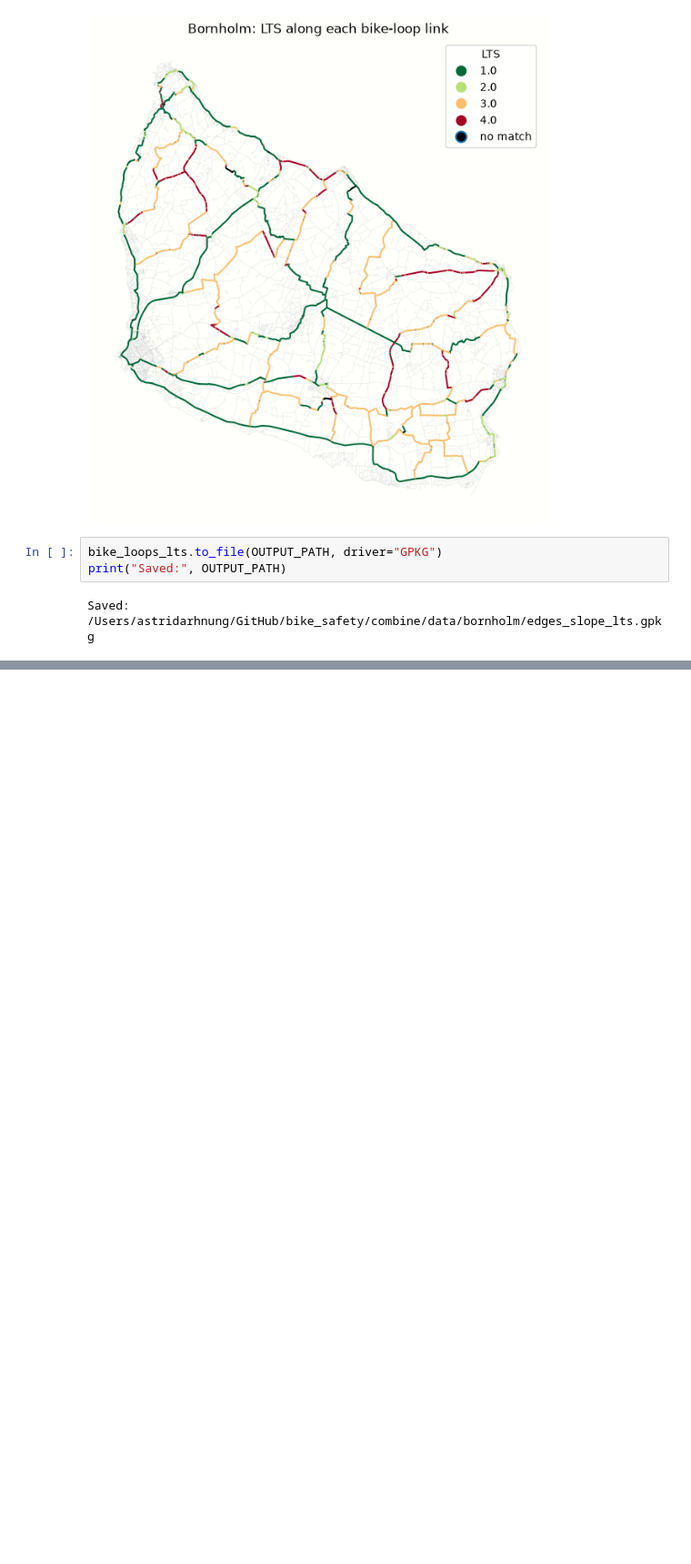
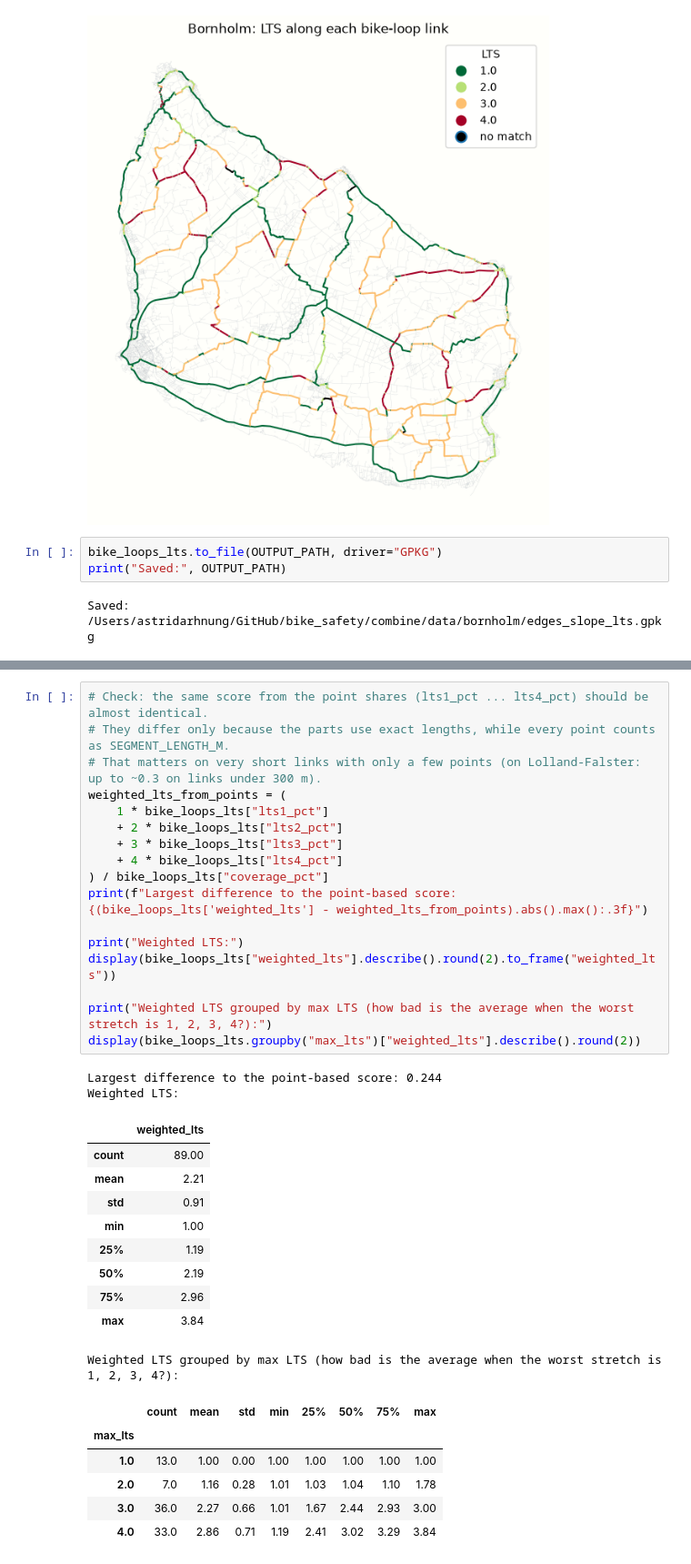
Before and after one commit to AstridArh/bike_safety, a Jupyter notebook: combine/combine_bornholm.ipynb, the cells around one changed output, grey strips where cells are left out. Shown at 91% size. Saved outputs shown, nothing was run; the diff lists cells and outputs as text; blank space fills up the shorter version.

```diff
--- a/combine/combine_bornholm.ipynb
+++ b/combine/combine_bornholm.ipynb
@@ -354,0 +389,36 @@ print("Saved:", OUTPUT_PARTS_PATH)
+# %%
+# Check: the same score from the point shares (lts1_pct ... lts4_pct) should be almost identical.
+# They differ only because the parts use exact lengths, while every point counts as SEGMENT_LENGTH_M.
+# That matters on very short links with only a few points (on Lolland-Falster: up to ~0.3 on links under 300 m).
+weighted_lts_from_points = (
+    1 * bike_loops_lts["lts1_pct"]
+    + 2 * bike_loops_lts["lts2_pct"]
+    + 3 * bike_loops_lts["lts3_pct"]
+    + 4 * bike_loops_lts["lts4_pct"]
+) / bike_loops_lts["coverage_pct"]
+print(f"Largest difference to the point-based score: {(bike_loops_lts['weighted_lts'] - weighted_lts_from_points).abs().max():.3f}")
+
+print("Weighted LTS:")
+display(bike_loops_lts["weighted_lts"].describe().round(2).to_frame("weighted_lts"))
+
+print("Weighted LTS grouped by max LTS (how bad is the average when the worst stretch is 1, 2, 3, 4?):")
+display(bike_loops_lts.groupby("max_lts")["weighted_lts"].describe().round(2))
+# %% [output]
+Largest difference to the point-based score: 0.244
+Weighted LTS:
+|  | weighted_lts |
+| count | 89.00 |
+| mean | 2.21 |
+| std | 0.91 |
+| min | 1.00 |
+| 25% | 1.19 |
+| 50% | 2.19 |
+| 75% | 2.96 |
+| max | 3.84 |
+Weighted LTS grouped by max LTS (how bad is the average when the worst stretch is 1, 2, 3, 4?):
+|  | count | mean | std | min | 25% | 50% | 75% | max |
+| max_lts |  |  |  |  |  |  |  |  |
+| 1.0 | 13.0 | 1.00 | 0.00 | 1.00 | 1.00 | 1.00 | 1.00 | 1.00 |
+| 2.0 | 7.0 | 1.16 | 0.28 | 1.01 | 1.03 | 1.04 | 1.10 | 1.78 |
+| 3.0 | 36.0 | 2.27 | 0.66 | 1.01 | 1.67 | 2.44 | 2.93 | 3.00 |
+| 4.0 | 33.0 | 2.86 | 0.71 | 1.19 | 2.41 | 3.02 | 3.29 | 3.84 |
```
Also changed, not shown: parts of 6 cells of this notebook.
